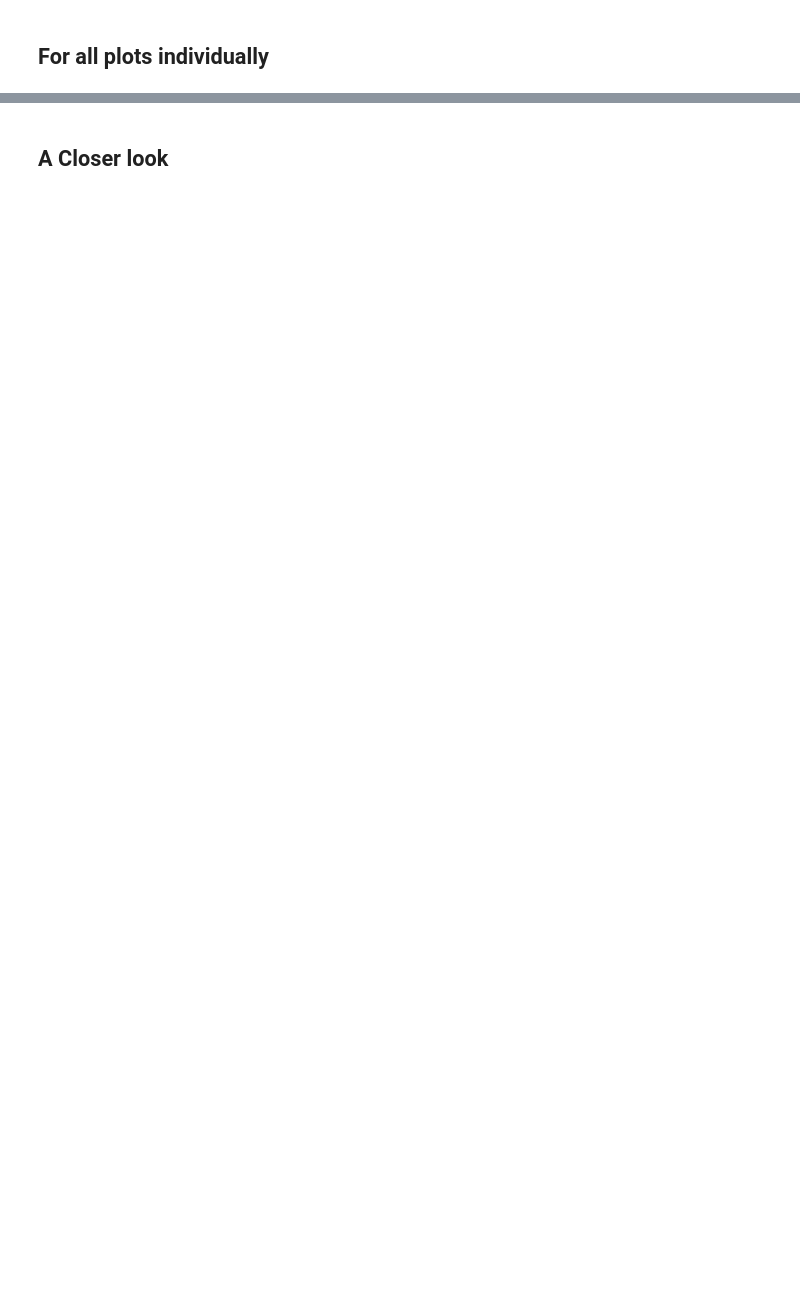
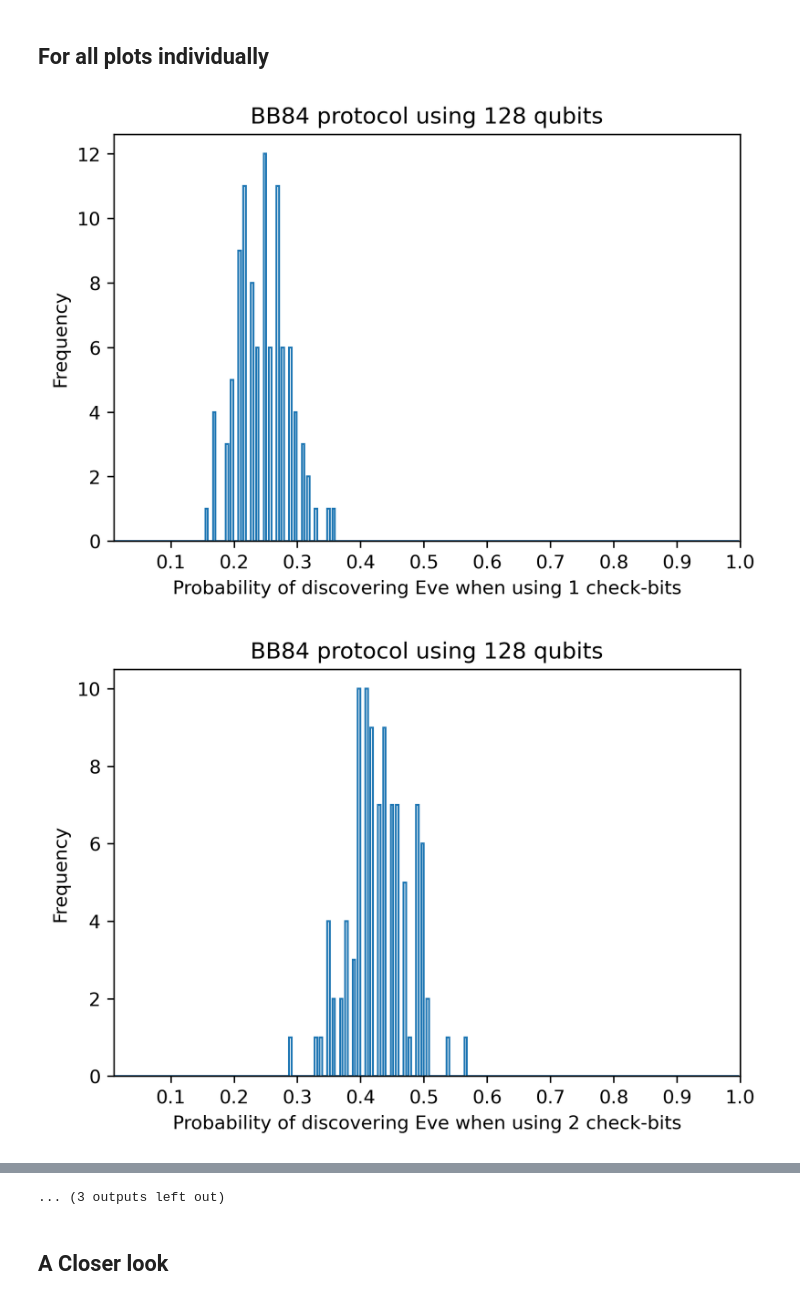
Before and after one commit to GuillermoFidalgo/QKDP, a Jupyter notebook: BB84.ipynb, the cells around one changed output, grey strips where cells are left out. Drawn from its saved outputs; the diff is of its cells as text; code cells hidden in the pictures; blank space fills up the shorter version.

```diff
--- a/BB84.ipynb
+++ b/BB84.ipynb
@@ -209,14 +283,17 @@ plt.close()
 # %%
 for qb in range(len(N)):
     count,val=[],[]
 #     plt.figure(num=qb,figsize=(16,9))
-    plt.figure(num=qb,dpi=300)
+    plt.figure(num=qb,dpi=200)
     count,val,_=plt.hist(dist[:,qb],bins=bins,align='left',histtype='step' )
     plt.xticks(np.arange(start, stop+step, 2*step))
     plt.xlabel('Probability of discovering Eve when using %i check-bits' %N[qb])
     plt.ylabel('Frequency')
     plt.xlim(0.01,1.0)
     plt.title('BB84 protocol using %i qubits'%n)
     plt.savefig(outpath+'/'+'BB84-dist with %i check-bits'%N[qb],dpi=200)
     plt.show()
     plt.close()
+# %% [output]
+[figure, added]
+[figure, added]
@@ -223,3 +310,4 @@ for qb in range(len(N)):
+... (3 outputs left out)
 # %% [markdown]
 ## A Closer look
 # %%
```
Also changed, not shown: parts of 35 cells of this notebook, 35 other files.
